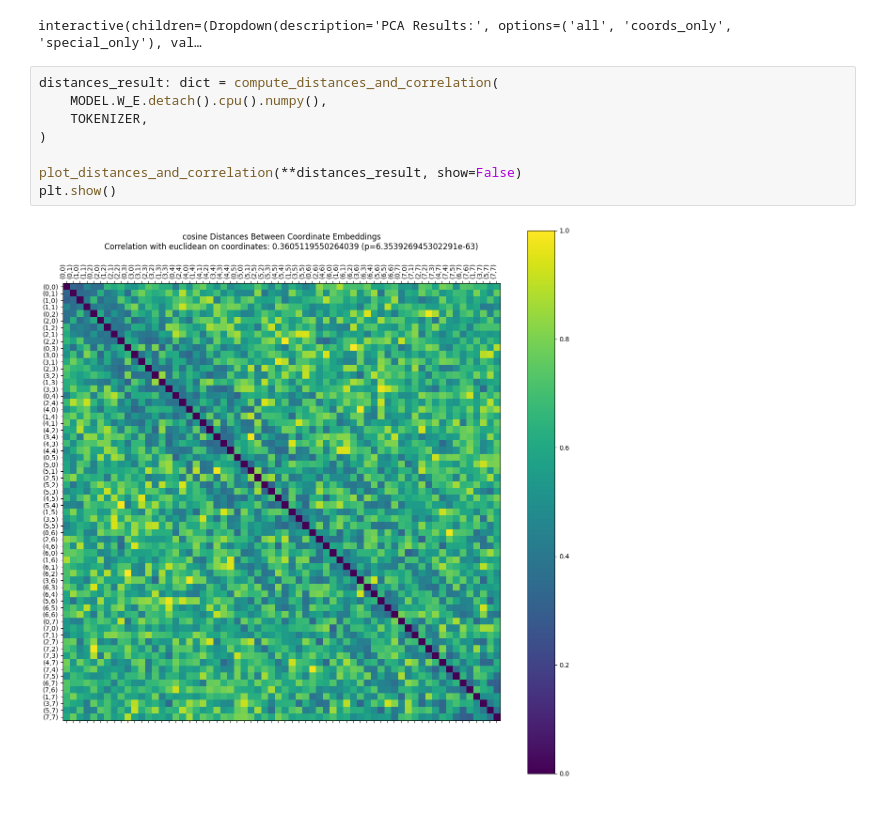
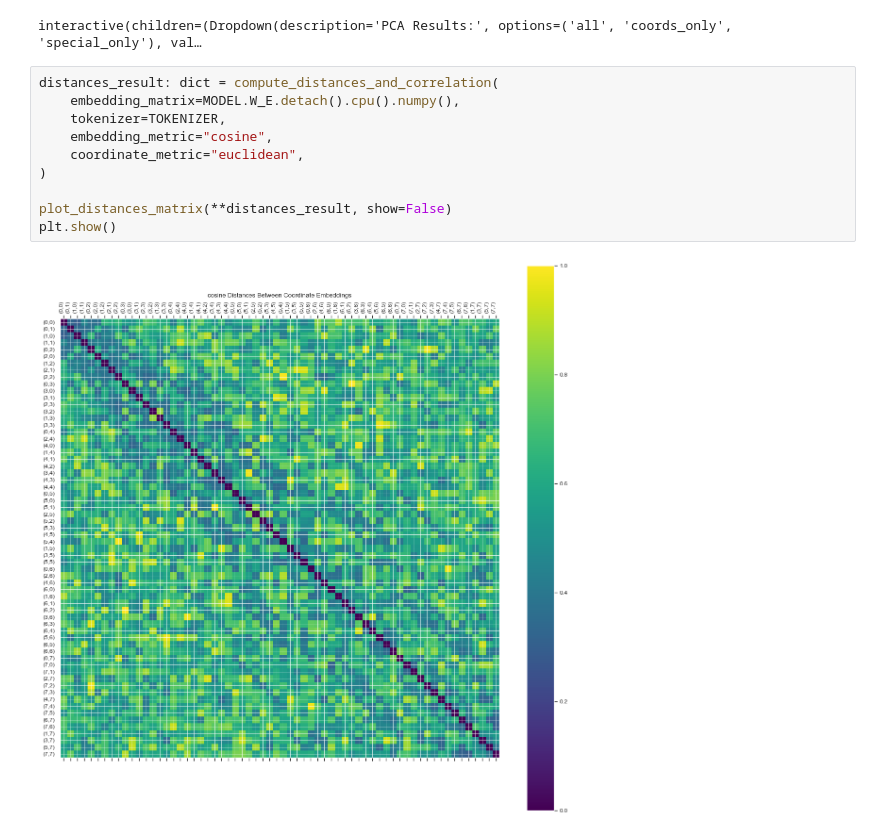
Before and after one commit to understanding-search/maze-transformer, a Jupyter notebook: notebooks/residual_stream_decoding.ipynb, the cells around one changed output. Cells and saved outputs as stored; diff of their text form.

```diff
--- a/notebooks/residual_stream_decoding.ipynb
+++ b/notebooks/residual_stream_decoding.ipynb
@@ -144,14 +145,16 @@ ipywidgets.interact(
 interactive(children=(Dropdown(description='PCA Results:', options=('all', 'coords_only', 'special_only'), val…
 # %%
 distances_result: dict = compute_distances_and_correlation(
-    MODEL.W_E.detach().cpu().numpy(),
-    TOKENIZER,
+    embedding_matrix=MODEL.W_E.detach().cpu().numpy(),
+    tokenizer=TOKENIZER,
+    embedding_metric="cosine",
+    coordinate_metric="euclidean",
 )
 
-plot_distances_and_correlation(**distances_result, show=False)
+plot_distances_matrix(**distances_result, show=False)
 plt.show()
 # %% [output]
-[figure, old version]
+[figure, new version]
 # %%
 
 
```
Also changed, not shown: parts of 2 cells of this notebook, 1 other file.
